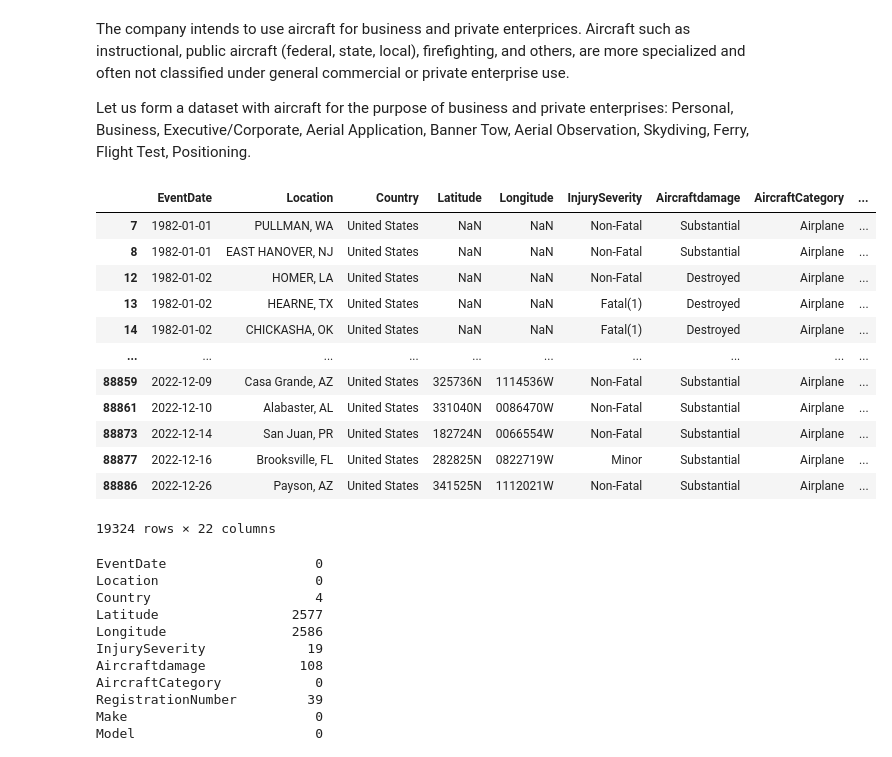
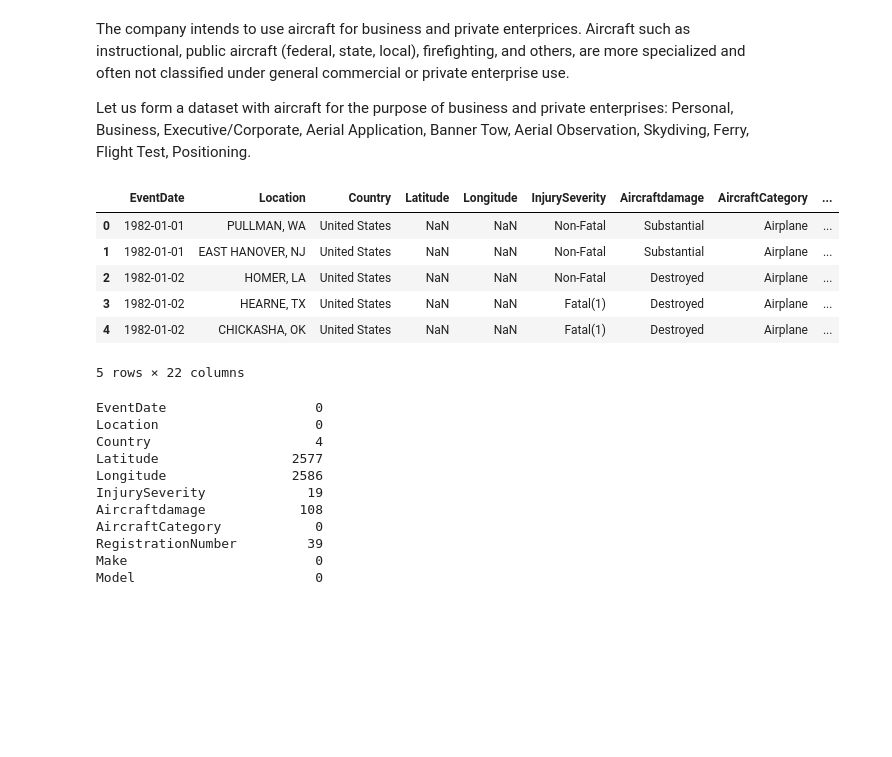
Before and after one commit to mercy-gh/Phase1Project, a Jupyter notebook: index.ipynb, the cells around one changed output. Drawn from its saved outputs; the diff is of its cells as text; code cells hidden in the pictures; blank space fills up the shorter version.

```diff
--- a/index.ipynb
+++ b/index.ipynb
@@ -222,8 +222,9 @@ Rocket                   1
 Name: Aircraft.Category, dtype: int64
 # %%
 #creating Airplane dataset
-airplane_df = aviation_df.loc[aviation_df["Aircraft.Category"] == "Airplane"]
+airplane_df = aviation_df.loc[aviation_df["Aircraft.Category"] == "Airplane"].reset_index(drop=True)
 airplane_df.set_index(keys=np.arange(1, len(airplane_df)+1))#reset_index()
+#airplane_df.reset_index(drop=True)
 airplane_df.head()
 # %% [output]
 |  | Event.Id | Investigation.Type | Accident.Number | Event.Date | Location | Country | Latitude | Longitude | ... |
@@ -491,22 +473,17 @@ Let us form a dataset with aircraft for the purpose of business and private ente
 # %%
 selectcraft = ["Personal", "Business", "Executive/corporate", "Aerial Application", "Banner Tow", "Aerial Observation", "Skydiving", "Ferry", "Flight Test", "Positioning"]
 selectcraftSample = airplane_df['Purposeofflight'].isin(selectcraft)
 airplaneCommPrivUse_df =airplane_df[selectcraftSample]
-airplaneCommPrivUse_df
+airplaneCommPrivUse_df.reset_index(drop=True, inplace=True)
+airplaneCommPrivUse_df.head()
 # %% [output]
 |  | EventDate | Location | Country | Latitude | Longitude | InjurySeverity | Aircraftdamage | AircraftCategory | ... |
-| 7 | 1982-01-01 | PULLMAN, WA | United States | NaN | NaN | Non-Fatal | Substantial | Airplane | ... |
-| 8 | 1982-01-01 | EAST HANOVER, NJ | United States | NaN | NaN | Non-Fatal | Substantial | Airplane | ... |
-| 12 | 1982-01-02 | HOMER, LA | United States | NaN | NaN | Non-Fatal | Destroyed | Airplane | ... |
-| 13 | 1982-01-02 | HEARNE, TX | United States | NaN | NaN | Fatal(1) | Destroyed | Airplane | ... |
-| 14 | 1982-01-02 | CHICKASHA, OK | United States | NaN | NaN | Fatal(1) | Destroyed | Airplane | ... |
-| ... | ... | ... | ... | ... | ... | ... | ... | ... | ... |
-| 88859 | 2022-12-09 | Casa Grande, AZ | United States | 325736N | 1114536W | Non-Fatal | Substantial | Airplane | ... |
-| 88861 | 2022-12-10 | Alabaster, AL | United States | 331040N | 0086470W | Non-Fatal | Substantial | Airplane | ... |
-| 88873 | 2022-12-14 | San Juan, PR | United States | 182724N | 0066554W | Non-Fatal | Substantial | Airplane | ... |
-| 88877 | 2022-12-16 | Brooksville, FL | United States | 282825N | 0822719W | Minor | Substantial | Airplane | ... |
-| 88886 | 2022-12-26 | Payson, AZ | United States | 341525N | 1112021W | Non-Fatal | Substantial | Airplane | ... |
+| 0 | 1982-01-01 | PULLMAN, WA | United States | NaN | NaN | Non-Fatal | Substantial | Airplane | ... |
+| 1 | 1982-01-01 | EAST HANOVER, NJ | United States | NaN | NaN | Non-Fatal | Substantial | Airplane | ... |
+| 2 | 1982-01-02 | HOMER, LA | United States | NaN | NaN | Non-Fatal | Destroyed | Airplane | ... |
+| 3 | 1982-01-02 | HEARNE, TX | United States | NaN | NaN | Fatal(1) | Destroyed | Airplane | ... |
+| 4 | 1982-01-02 | CHICKASHA, OK | United States | NaN | NaN | Fatal(1) | Destroyed | Airplane | ... |
-19324 rows × 22 columns
+5 rows × 22 columns
 # %%
 airplaneCommPrivUse_df.isna().sum()
 # %% [output]
```
Also changed, not shown: parts of 34 cells of this notebook, 1 other file.
